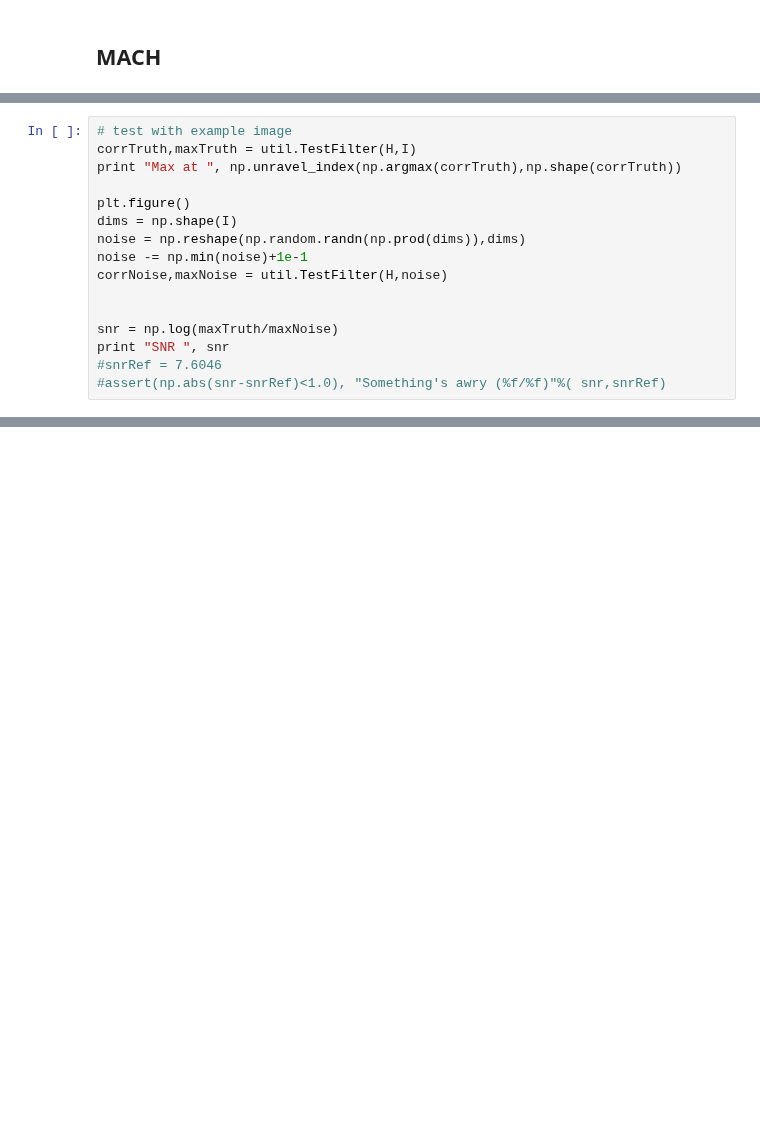
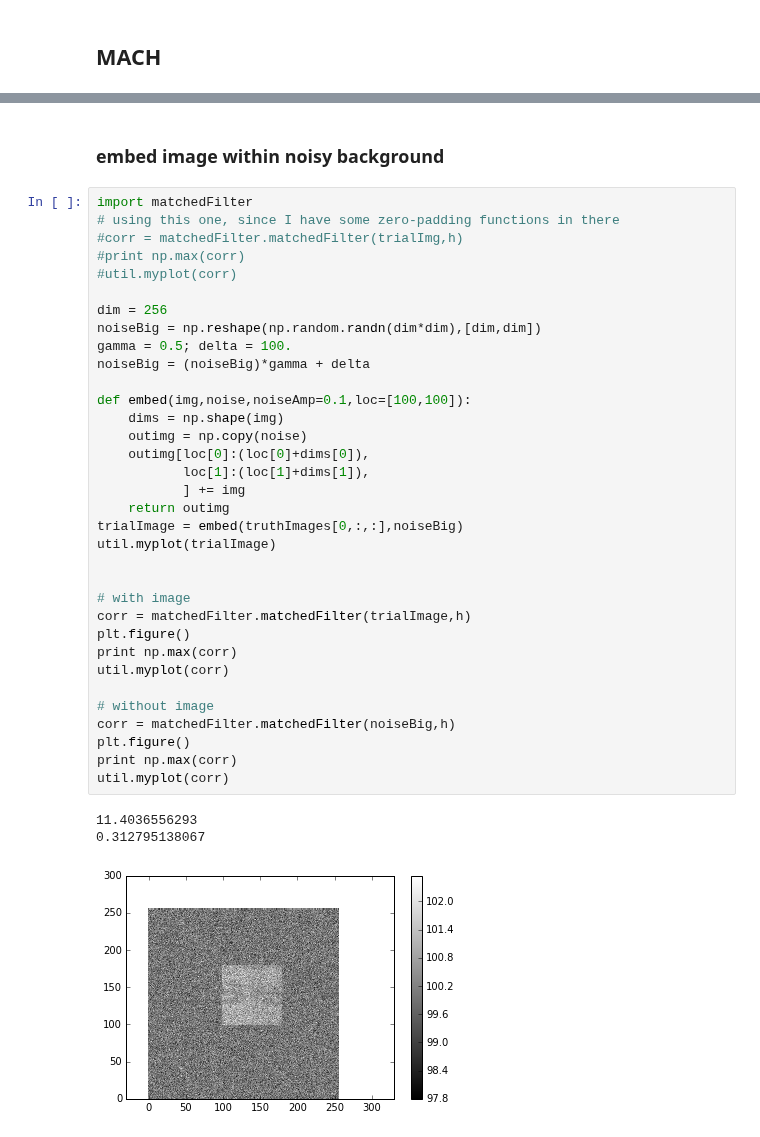
Before and after one commit to huskeypm/sparkdetection, a Jupyter notebook: mach/MACH.ipynb, the cells around one changed output, grey strips where cells are left out. Saved outputs shown, nothing was run; the diff lists cells and outputs as text; blank space fills up the shorter version.

```diff
--- a/mach/MACH.ipynb
+++ b/mach/MACH.ipynb
@@ -119,16 +80,0 @@ H = MACHFilter(dupeImgs)
-# %%
-# test with example image
-corrTruth,maxTruth = util.TestFilter(H,I)
-print "Max at ", np.unravel_index(np.argmax(corrTruth),np.shape(corrTruth))
-
-plt.figure()
-dims = np.shape(I)
-noise = np.reshape(np.random.randn(np.prod(dims)),dims)
-noise -= np.min(noise)+1e-1
-corrNoise,maxNoise = util.TestFilter(H,noise)
-
-
-snr = np.log(maxTruth/maxNoise)
-print "SNR ", snr
-#snrRef = 7.6046
-#assert(np.abs(snr-snrRef)<1.0), "Something's awry (%f/%f)"%( snr,snrRef)
@@ -163,0 +140,40 @@ surf = ax.plot_wireframe(X, Y, corrTruth)
+# %% [markdown]
+### embed image within noisy background
+# %%
+import matchedFilter
+# using this one, since I have some zero-padding functions in there
+#corr = matchedFilter.matchedFilter(trialImg,h)
+#print np.max(corr)
+#util.myplot(corr)
+
+dim = 256
+noiseBig = np.reshape(np.random.randn(dim*dim),[dim,dim])
+gamma = 0.5; delta = 100.
+noiseBig = (noiseBig)*gamma + delta
+
+def embed(img,noise,noiseAmp=0.1,loc=[100,100]):
+    dims = np.shape(img)
+    outimg = np.copy(noise)
+    outimg[loc[0]:(loc[0]+dims[0]),
+           loc[1]:(loc[1]+dims[1]),
+           ] += img
+    return outimg
+trialImage = embed(truthImages[0,:,:],noiseBig)
+util.myplot(trialImage)
+
+
+# with image
+corr = matchedFilter.matchedFilter(trialImage,h)
+plt.figure()
+print np.max(corr)
+util.myplot(corr)
+
+# without image
+corr = matchedFilter.matchedFilter(noiseBig,h)
+plt.figure()
+print np.max(corr)
+util.myplot(corr)
+# %% [output]
+11.4036556293
+0.312795138067
+[figure, added]
```
Also changed, not shown: parts of 20 cells of this notebook, 8 other files.
